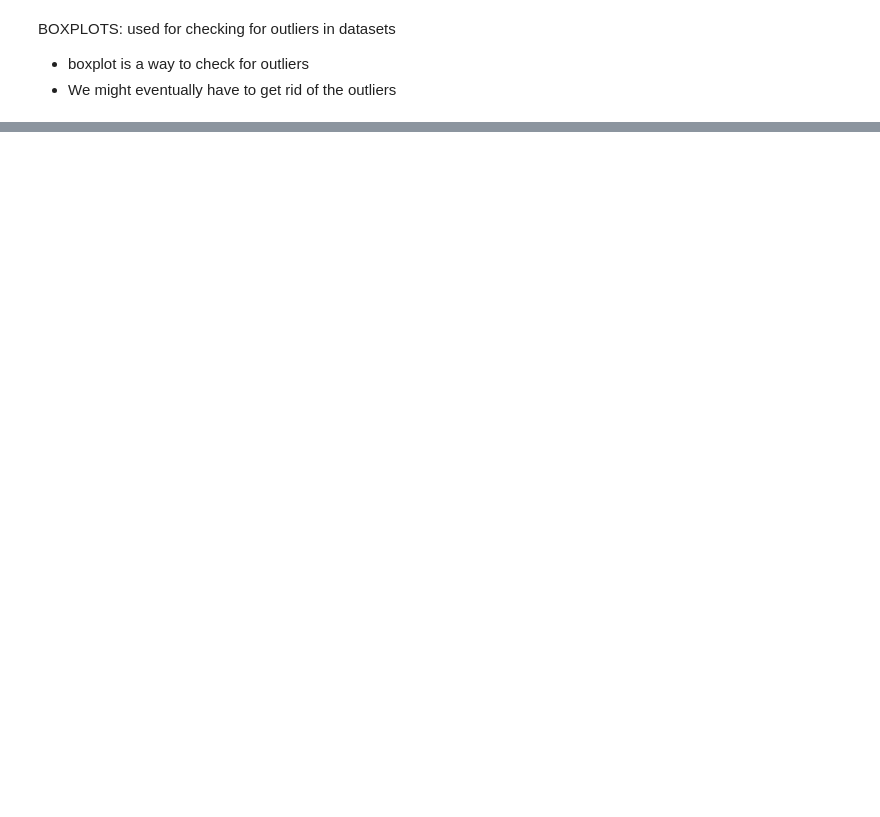
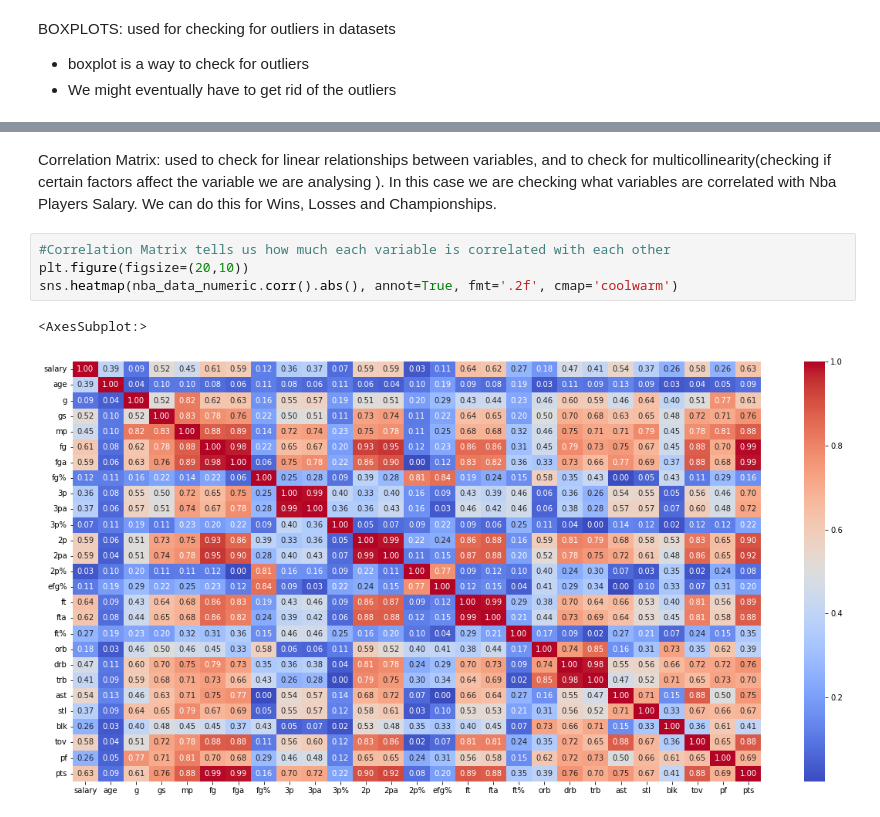
Before and after one commit to hakeem-cmd/Shopify-Data-Science-Challenge, a Jupyter notebook: DS_PROJECTS/p3/tensorflow.ipynb, the cells around one changed output, grey strips where cells are left out. Drawn from its saved outputs; the diff is of its cells as text; blank space fills up the shorter version.

```diff
--- a/DS_PROJECTS/p3/tensorflow.ipynb
+++ b/DS_PROJECTS/p3/tensorflow.ipynb
@@ -116,0 +175,9 @@ plt.tight_layout(pad=0.4, w_pad=0.5, h_pad=5.0) #Adjust the spacing between the
+# %% [markdown]
+Correlation Matrix: used to check for linear relationships between variables, and to check for multicollinearity(checking if certain factors affect the variable we are analysing ). In this case we are checking what variables are correlated with Nba Players Salary. We can do this for Wins, Losses and Championships.
+# %%
+#Correlation Matrix tells us how much each variable is correlated with each other
+plt.figure(figsize=(20,10))
+sns.heatmap(nba_data_numeric.corr().abs(), annot=True, fmt='.2f', cmap='coolwarm')
+# %% [output]
+<AxesSubplot:>
+[figure, added]
```
Also changed, not shown: parts of 14 cells of this notebook, 3 other files.
